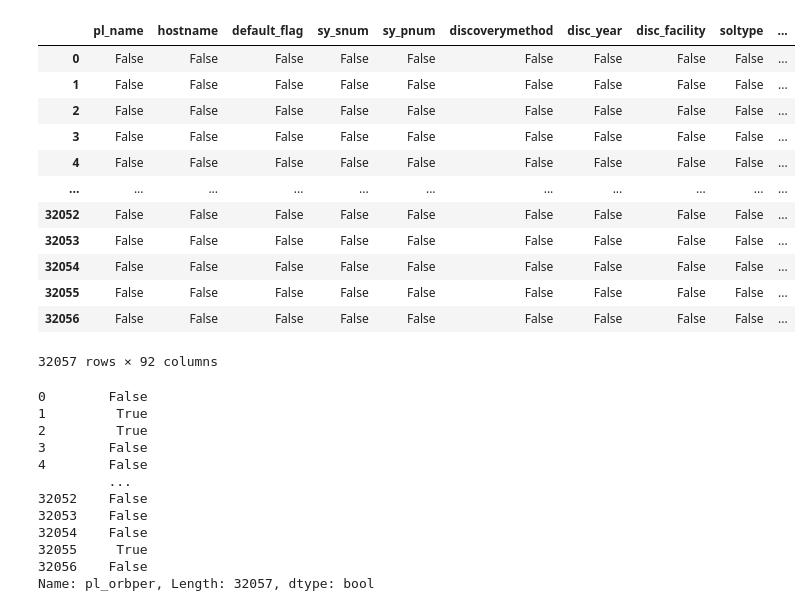
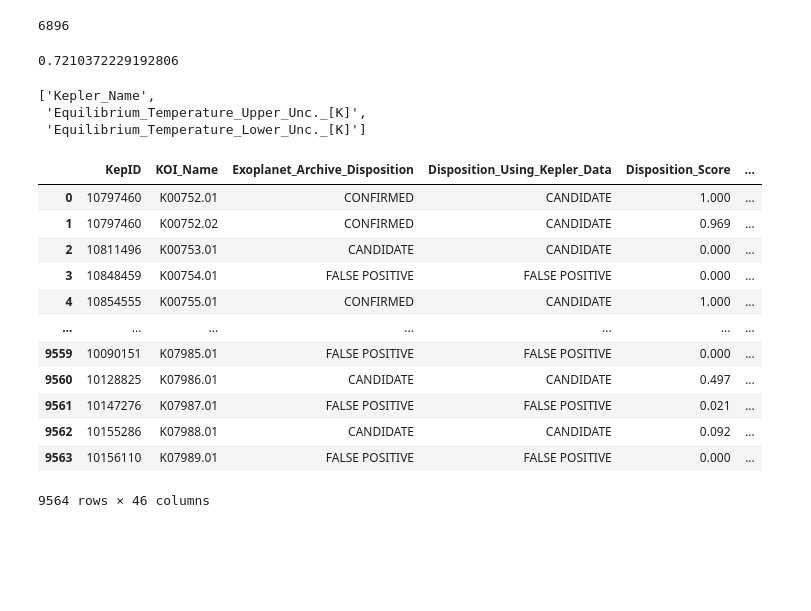
Before and after one commit to LiShanDa2021/exoplanet_detector, a Jupyter notebook: planets_data_exploration.ipynb, the cells around one changed output. Drawn from its saved outputs; the diff is of its cells as text; code cells hidden in the pictures; blank space fills up the shorter version.

```diff
--- a/planets_data_exploration.ipynb
+++ b/planets_data_exploration.ipynb
@@ -47,7 +45,7 @@ len(planets_df.columns)
 # %%
 #read in csv of cleaned column names
 planet_column_names = pd.read_csv("planet_columns.csv")
-planet_column_names = planet_column_names.Index
+planet_column_names = planet_column_names.df_columns
 planet_column_names=planet_column_names.to_list()
 planet_column_names
 # %% [output]
@@ -71,7 +69,3 @@ planet_column_names
 # %%
 #replace df column names with more legible columns
-#for column in planets_df:
-    #planets_df[column]
-
-#planets_df=planets_df.rename(columns={planets_df.columns:planet_column_names})
-#planets_df
+planets_df.columns = planet_column_names
@@ -92,32 +131,39 @@ array(['Published Confirmed', 'TESS Project Candidate',
+# %%
+planets_df.Kepler_Name.isna().sum()
+# %% [output]
+6896
+# %%
+planets_df.Kepler_Name.isna().sum()/len(planets_df.Kepler_Name)
+# %% [output]
+0.7210372229192806
+# %%
+# identify columns that are more than 20% empty
+empty_columns = []
+for column in planets_df:
+    column_name=column
+    if (planets_df[column].isna().sum()/len(planets_df[column]) > 0.20):
+        empty_columns.append(column_name)
+
+empty_columns
+# %% [output]
+['Kepler_Name',
+ 'Equilibrium_Temperature_Upper_Unc._[K]',
+ 'Equilibrium_Temperature_Lower_Unc._[K]']
+# %%
+planets_df=planets_df.drop(columns=empty_columns, axis=1)
 # %%
-planets_df.isnull()
+planets_df
 # %% [output]
-|  | pl_name | hostname | default_flag | sy_snum | sy_pnum | discoverymethod | disc_year | disc_facility | soltype | ... |
-| 0 | False | False | False | False | False | False | False | False | False | ... |
-| 1 | False | False | False | False | False | False | False | False | False | ... |
-| 2 | False | False | False | False | False | False | False | False | False | ... |
-| 3 | False | False | False | False | False | False | False | False | False | ... |
-| 4 | False | False | False | False | False | False | False | False | False | ... |
-| ... | ... | ... | ... | ... | ... | ... | ... | ... | ... | ... |
-| 32052 | False | False | False | False | False | False | False | False | False | ... |
-| 32053 | False | False | False | False | False | False | False | False | False | ... |
-| 32054 | False | False | False | False | False | False | False | False | False | ... |
-| 32055 | False | False | False | False | False | False | False | False | False | ... |
-| 32056 | False | False | False | False | False | False | False | False | False | ... |
+|  | KepID | KOI_Name | Exoplanet_Archive_Disposition | Disposition_Using_Kepler_Data | Disposition_Score | ... |
+| 0 | 10797460 | K00752.01 | CONFIRMED | CANDIDATE | 1.000 | ... |
+| 1 | 10797460 | K00752.02 | CONFIRMED | CANDIDATE | 0.969 | ... |
+| 2 | 10811496 | K00753.01 | CANDIDATE | CANDIDATE | 0.000 | ... |
+| 3 | 10848459 | K00754.01 | FALSE POSITIVE | FALSE POSITIVE | 0.000 | ... |
+| 4 | 10854555 | K00755.01 | CONFIRMED | CANDIDATE | 1.000 | ... |
+| ... | ... | ... | ... | ... | ... | ... |
+| 9559 | 10090151 | K07985.01 | FALSE POSITIVE | FALSE POSITIVE | 0.000 | ... |
+| 9560 | 10128825 | K07986.01 | CANDIDATE | CANDIDATE | 0.497 | ... |
+| 9561 | 10147276 | K07987.01 | FALSE POSITIVE | FALSE POSITIVE | 0.021 | ... |
+| 9562 | 10155286 | K07988.01 | CANDIDATE | CANDIDATE | 0.092 | ... |
+| 9563 | 10156110 | K07989.01 | FALSE POSITIVE | FALSE POSITIVE | 0.000 | ... |
-32057 rows × 92 columns
+9564 rows × 46 columns
-# %%
-null_orbper = planets_df.pl_orbper.isnull()
-null_orbper
-# %% [output]
-0        False
-1         True
-2         True
-3        False
-4        False
-         ...
-32052    False
-32053    False
-32054    False
-32055     True
-32056    False
-Name: pl_orbper, Length: 32057, dtype: bool
```
Also changed, not shown: parts of 13 cells of this notebook, 2 other files.
